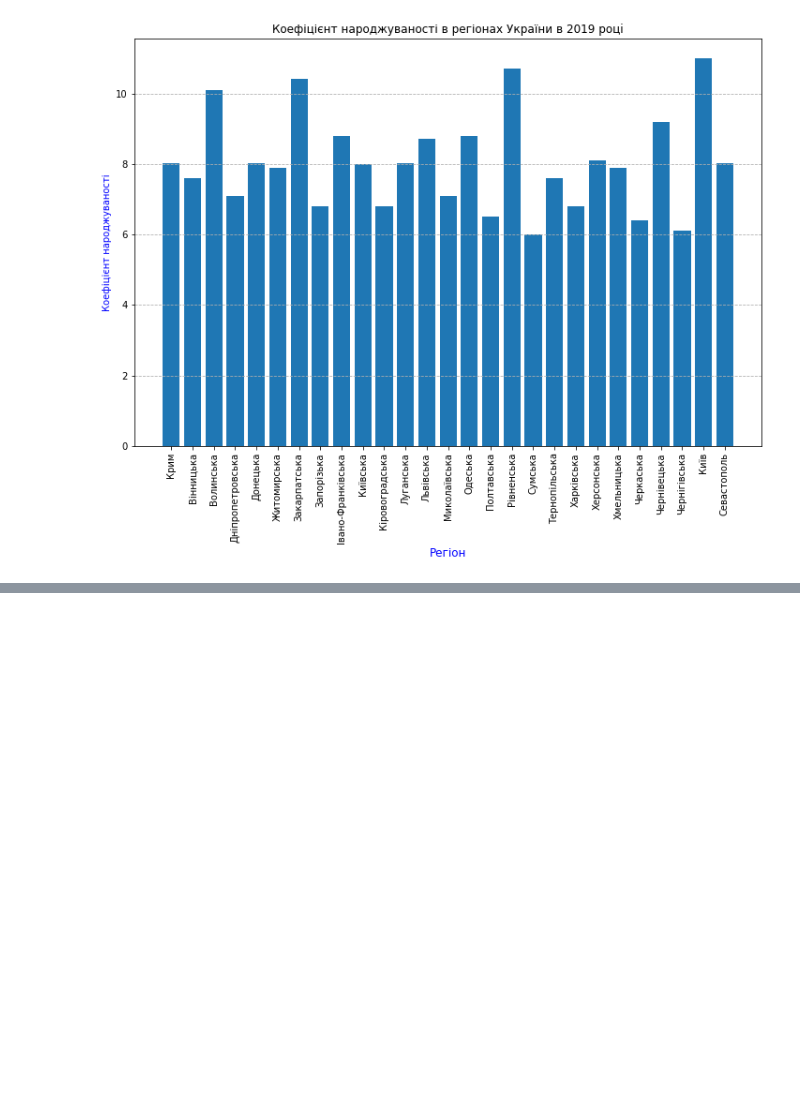
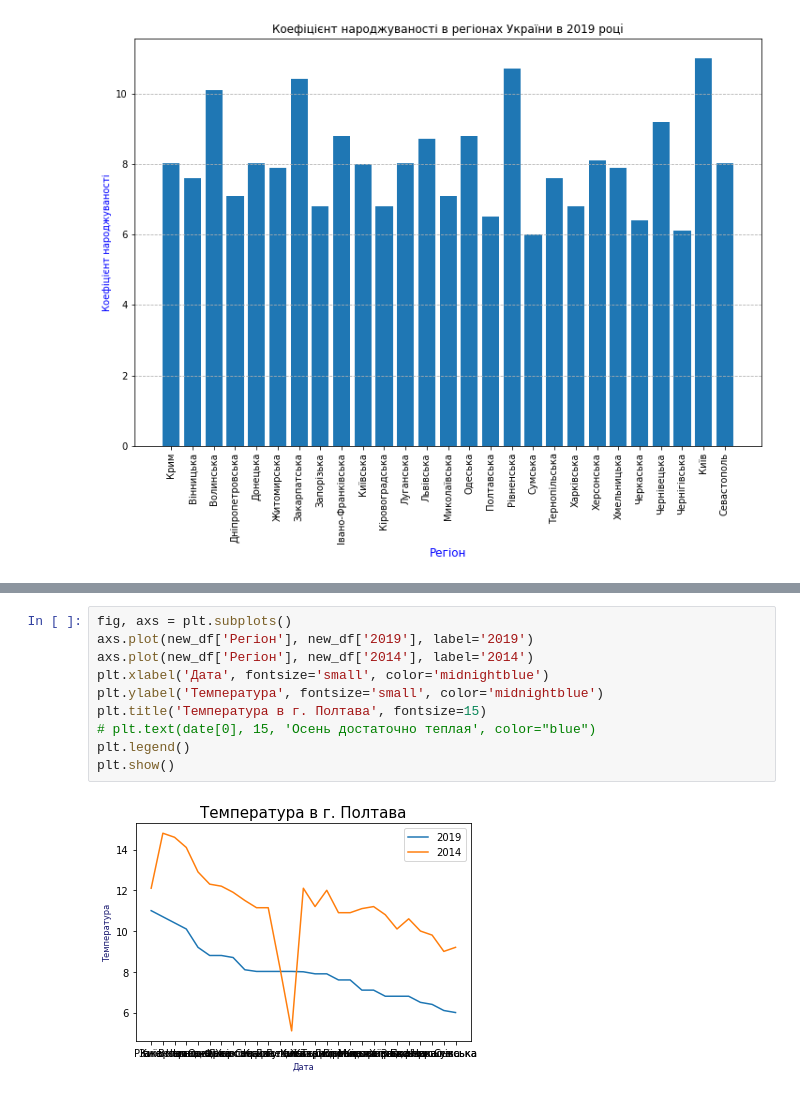
Before and after one commit to PavelStelmakhV/hw303-data-visualization, a Jupyter notebook: Hw2.1.ipynb, the cells around one changed output, grey strips where cells are left out. Saved outputs shown, nothing was run; the diff lists cells and outputs as text; blank space fills up the shorter version.

```diff
--- a/Hw2.1.ipynb
+++ b/Hw2.1.ipynb
@@ -113,0 +131,12 @@ plt.show()
+# %%
+fig, axs = plt.subplots()
+axs.plot(new_df['Регіон'], new_df['2019'], label='2019')
+axs.plot(new_df['Регіон'], new_df['2014'], label='2014')
+plt.xlabel('Дата', fontsize='small', color='midnightblue')
+plt.ylabel('Температура', fontsize='small', color='midnightblue')
+plt.title('Температура в г. Полтава', fontsize=15)
+# plt.text(date[0], 15, 'Осень достаточно теплая', color="blue")
+plt.legend()
+plt.show()
+# %% [output]
+[figure, added]
```
Also changed, not shown: parts of 3 cells of this notebook.
